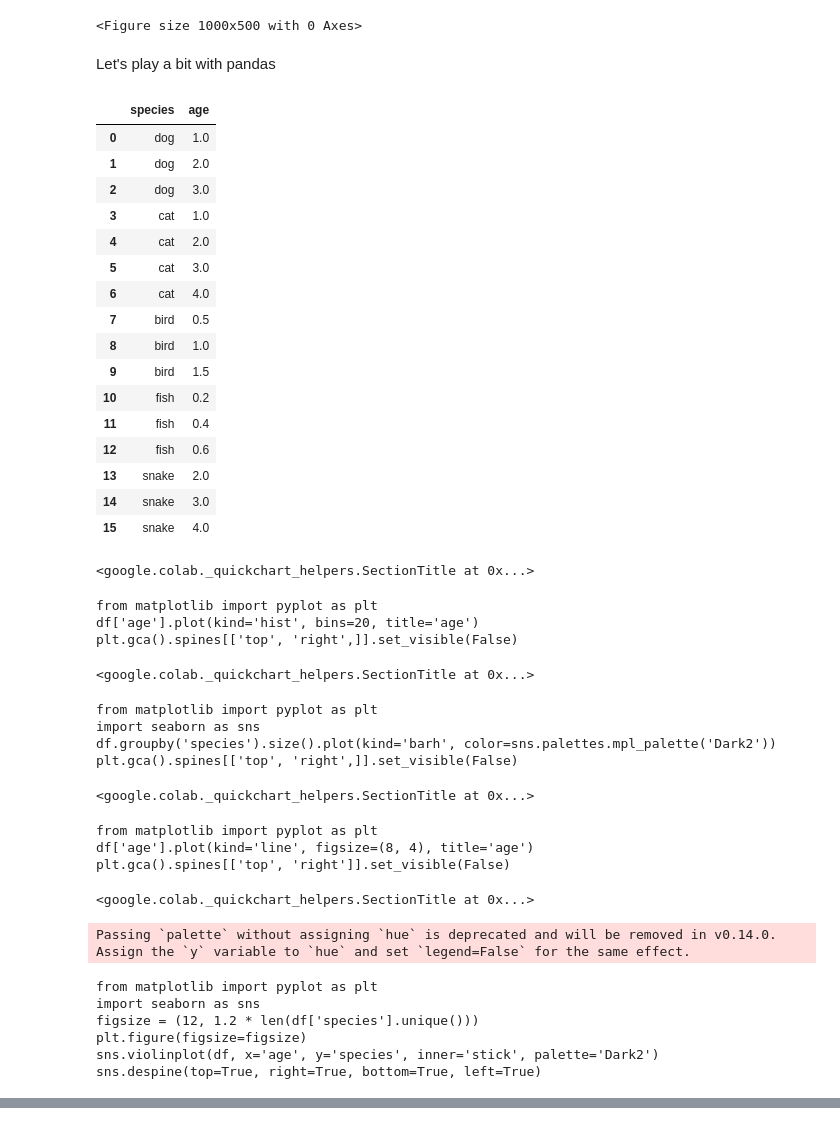
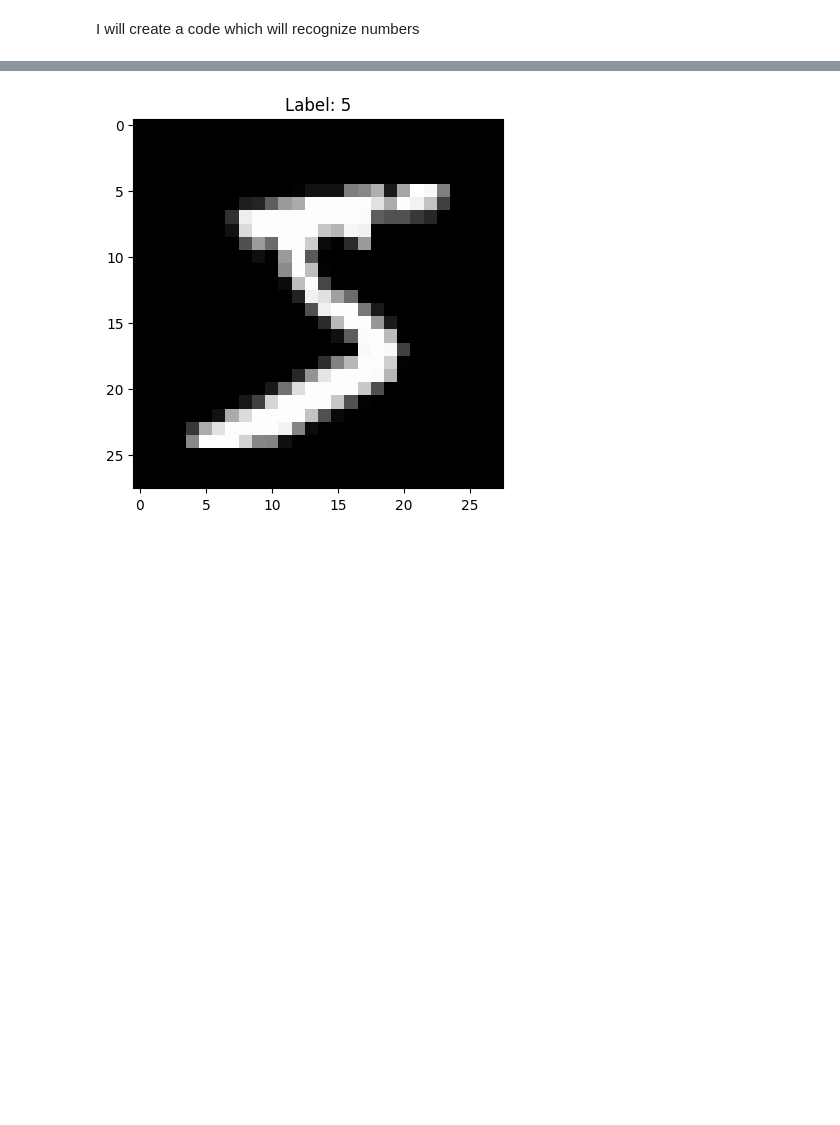
Before and after one commit to pawelplaszczyca/playingWithColab, a Jupyter notebook: test.ipynb, the cells around one changed output, grey strips where cells are left out. Cells and saved outputs as stored; diff of their text form; code cells hidden in the pictures; blank space fills up the shorter version.

```diff
--- a/test.ipynb
+++ b/test.ipynb
@@ -70,57 +1,2 @@ Now let's see how we can visualize the array
-# %%
-import matplotlib.pyplot as plt
-
-plot = plt.figure(figsize=(10, 5))
-# %% [output]
-<Figure size 1000x500 with 0 Axes>
-# %% [markdown]
-Let's play a bit with pandas
-# %%
-# prompt: Create some simple example with pandas. Create dataframe which documents 5 different species of animals. For each specie create few rows with different age of an animal - let's say it was the age of animal that was observed.
-
-import pandas as pd
-
-data = {'species': ['dog', 'dog', 'dog', 'cat', 'cat', 'cat', 'cat', 'bird', 'bird', 'bird', 'fish', 'fish', 'fish', 'snake', 'snake', 'snake'],
-        'age': [1, 2, 3, 1, 2, 3, 4, 0.5, 1, 1.5, 0.2, 0.4, 0.6, 2, 3, 4]}
-
-df = pd.DataFrame(data)
-df
-# %% [output]
-|  | species | age |
-| 0 | dog | 1.0 |
-| 1 | dog | 2.0 |
-| 2 | dog | 3.0 |
-| 3 | cat | 1.0 |
-| 4 | cat | 2.0 |
-| 5 | cat | 3.0 |
-| 6 | cat | 4.0 |
-| 7 | bird | 0.5 |
-| 8 | bird | 1.0 |
-| 9 | bird | 1.5 |
-| 10 | fish | 0.2 |
-| 11 | fish | 0.4 |
-| 12 | fish | 0.6 |
-| 13 | snake | 2.0 |
-| 14 | snake | 3.0 |
-| 15 | snake | 4.0 |
-<google.colab._quickchart_helpers.SectionTitle at 0x...>
-from matplotlib import pyplot as plt
-df['age'].plot(kind='hist', bins=20, title='age')
-plt.gca().spines[['top', 'right',]].set_visible(False)
-<google.colab._quickchart_helpers.SectionTitle at 0x...>
-from matplotlib import pyplot as plt
-import seaborn as sns
-df.groupby('species').size().plot(kind='barh', color=sns.palettes.mpl_palette('Dark2'))
-plt.gca().spines[['top', 'right',]].set_visible(False)
-<google.colab._quickchart_helpers.SectionTitle at 0x...>
-from matplotlib import pyplot as plt
-df['age'].plot(kind='line', figsize=(8, 4), title='age')
-plt.gca().spines[['top', 'right']].set_visible(False)
-<google.colab._quickchart_helpers.SectionTitle at 0x...>
-Passing `palette` without assigning `hue` is deprecated and will be removed in v0.14.0. Assign the `y` variable to `hue` and set `legend=False` for the same effect.
-from matplotlib import pyplot as plt
-import seaborn as sns
-figsize = (12, 1.2 * len(df['species'].unique()))
-plt.figure(figsize=figsize)
-sns.violinplot(df, x='age', y='species', inner='stick', palette='Dark2')
-sns.despine(top=True, right=True, bottom=True, left=True)
+# %% [markdown]
+I will create a code which will recognize numbers
@@ -126,0 +9,15 @@ sns.despine(top=True, right=True, bottom=True, left=True)
+# %%
+# prompt: Import some publicly available set of images which can be used for training model recognizing the hand written numbers
+
+from tensorflow.keras.datasets import mnist
+
+(x_train, y_train), (x_test, y_test) = mnist.load_data()
+
+# Normalize pixel values to be between 0 and 1
+x_train, x_test = x_train / 255.0, x_test / 255.0
+
+# Example: Display the first image in the training set
+plt.imshow(x_train[0], cmap='gray')
+plt.title(f"Label: {y_train[0]}")
+plt.show()
+# %% [output]
@@ -126,0 +26 @@ sns.despine(top=True, right=True, bottom=True, left=True)
+[figure, added]
```
Also changed, not shown: parts of 9 cells of this notebook.
